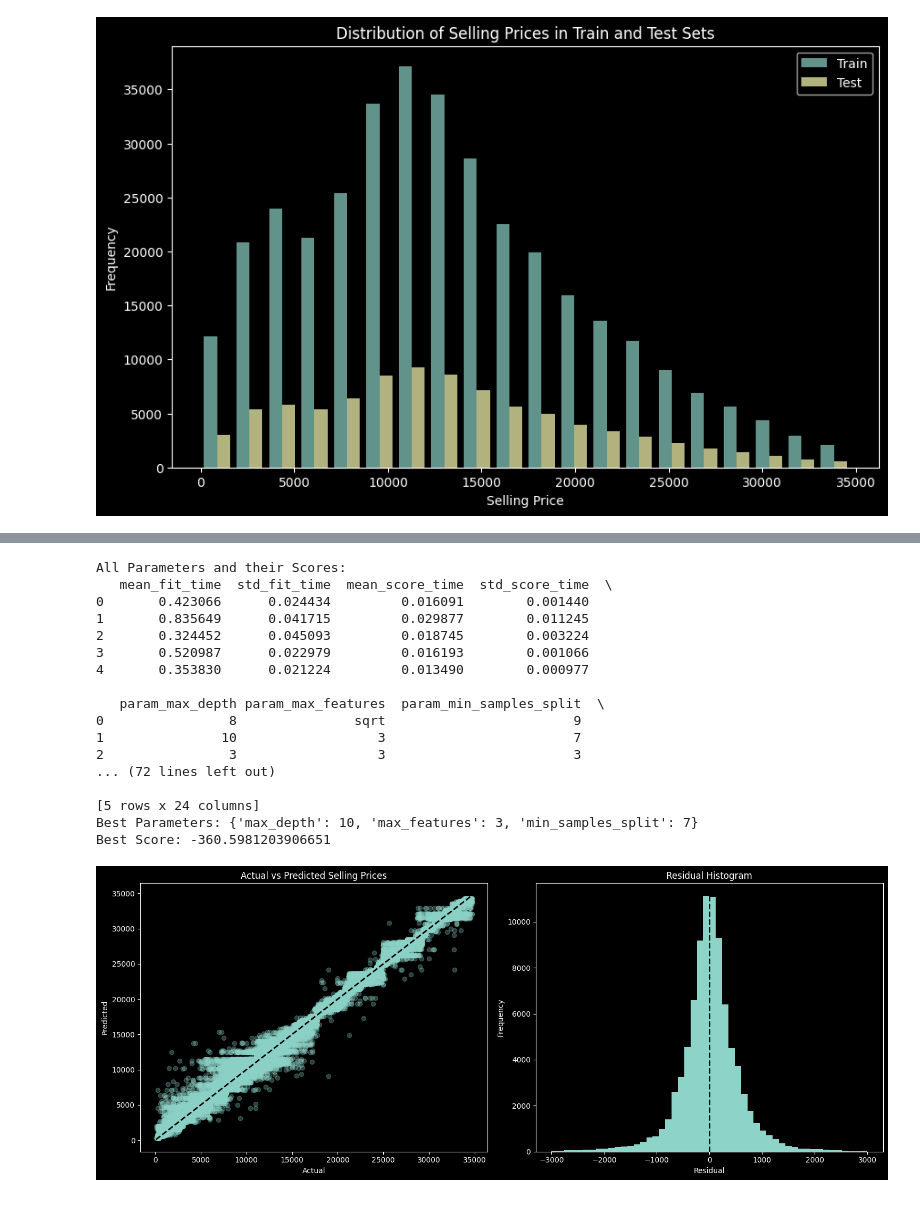
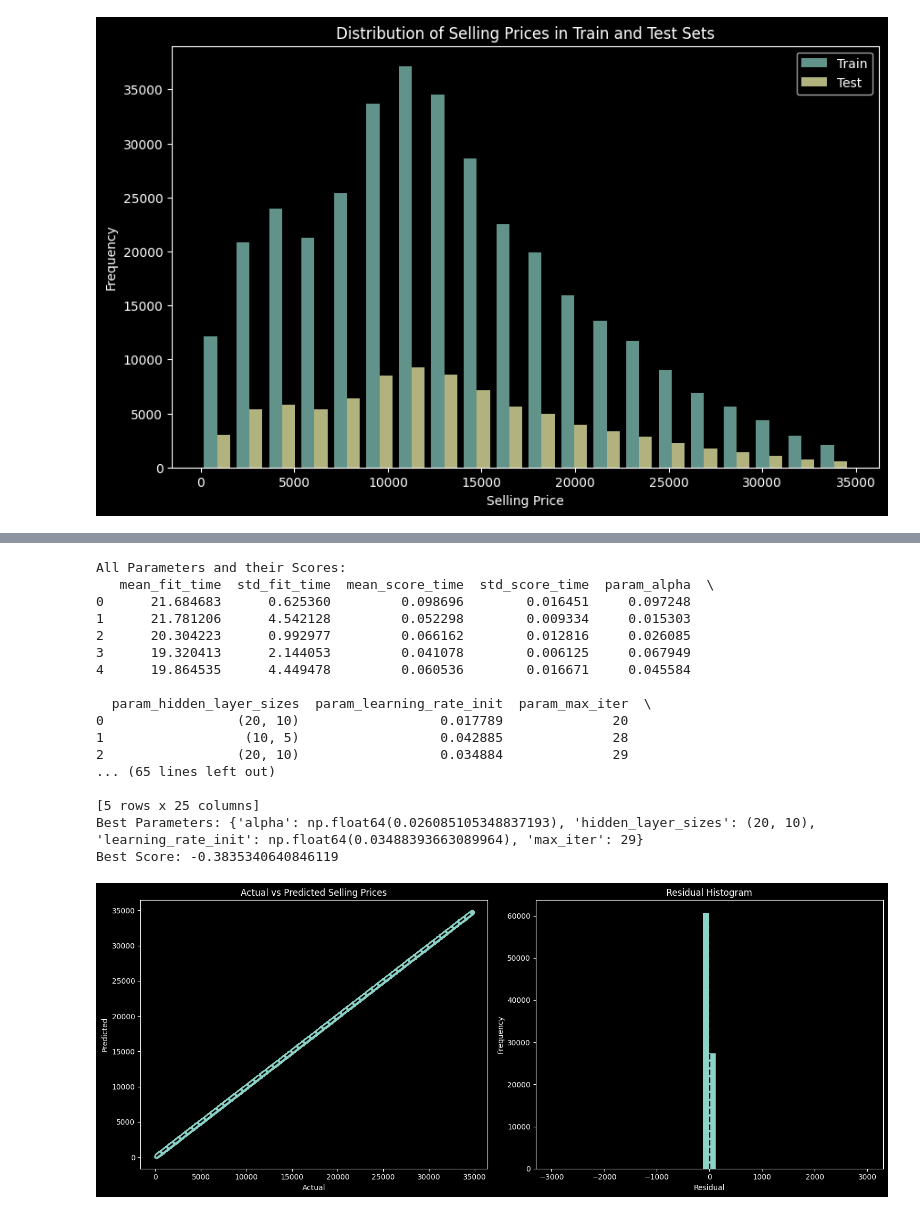
Before and after one commit to swoogie/ktu_ml, a Jupyter notebook: mini1.ipynb, the cells around one changed output, grey strips where cells are left out. Drawn from its saved outputs; the diff is of its cells as text; code cells hidden in the pictures.

```diff
--- a/mini1.ipynb
+++ b/mini1.ipynb
@@ -217,54 +328,55 @@ def find_best_hyperparams(param_dist, model, fit_train_features, fit_train_targe
 # %%
-from scipy.stats import randint
+from sklearn.neural_network import MLPRegressor
 
 param_dist = {
-   'max_depth': [None] + list(range(3, 12)),
-   'max_features': ['sqrt'] + list(range(1, len(X.columns) - len(X.columns) // 2)),
-   'min_samples_split': randint(2, 20)
+    'hidden_layer_sizes': [(10, 5), (20, 10)],
+    'learning_rate_init': uniform(0.01, 0.1),
+    'alpha': uniform(0.01, 0.1),
+    'max_iter': randint(20, 30)
 }
 
-best_params, param_scores = find_best_hyperparams(param_dist, DecisionTreeRegressor(random_state=0), X_train, y_train)
+best_params, param_scores = find_best_hyperparams(param_dist, MLPRegressor(learning_rate='constant', activation='relu', solver='adam'), X_train, y_train)
 
-best_model = DecisionTreeRegressor(**best_params, random_state=0)
+best_model = MLPRegressor(**best_params)
 best_model.fit(X_train, y_train)
 
 y_pred = best_model.predict(X_test)
 
 plt.figure(figsize=(15, 6))
 
 plt.subplot(1, 2, 1)
 plt.scatter(y_test, y_pred, alpha=0.3)
 plt.plot([y_test.min(), y_test.max()], [y_test.min(), y_test.max()], 'k--', lw=2)
 plt.xlabel('Actual')
 plt.ylabel('Predicted')
 plt.title('Actual vs Predicted Selling Prices')
 
 plt.subplot(1, 2, 2)
 residuals = y_test - y_pred
 plt.hist(residuals, bins=50, range=(-3000, 3000))
 plt.axvline(x=0, color='k', linestyle='--', lw=2)
 plt.xlabel('Residual')
 plt.ylabel('Frequency')
 plt.title('Residual Histogram')
 
 plt.tight_layout()
 plt.show()
 # %% [output]
 All Parameters and their Scores:
-   mean_fit_time  std_fit_time  mean_score_time  std_score_time  \
-0       0.423066      0.024434         0.016091        0.001440
-1       0.835649      0.041715         0.029877        0.011245
-2       0.324452      0.045093         0.018745        0.003224
-3       0.520987      0.022979         0.016193        0.001066
-4       0.353830      0.021224         0.013490        0.000977
+   mean_fit_time  std_fit_time  mean_score_time  std_score_time  param_alpha  \
+0      21.684683      0.625360         0.098696        0.016451     0.097248
+1      21.781206      4.542128         0.052298        0.009334     0.015303
+2      20.304223      0.992977         0.066162        0.012816     0.026085
+3      19.320413      2.144053         0.041078        0.006125     0.067949
+4      19.864535      4.449478         0.060536        0.016671     0.045584
 
-   param_max_depth param_max_features  param_min_samples_split  \
-0                8               sqrt                        9
-1               10                  3                        7
-2                3                  3                        3
-... (72 lines left out)
+  param_hidden_layer_sizes  param_learning_rate_init  param_max_iter  \
+0                 (20, 10)                  0.017789              20
+1                  (10, 5)                  0.042885              28
+2                 (20, 10)                  0.034884              29
+... (65 lines left out)
 
-[5 rows x 24 columns]
-Best Parameters: {'max_depth': 10, 'max_features': 3, 'min_samples_split': 7}
-Best Score: -360.5981203906651
+[5 rows x 25 columns]
+Best Parameters: {'alpha': np.float64(0.026085105348837193), 'hidden_layer_sizes': (20, 10), 'learning_rate_init': np.float64(0.03488393663089964), 'max_iter': 29}
+Best Score: -0.3835340640846119
-[figure, old version]
+[figure, new version]
```
Also changed, not shown: parts of 14 cells of this notebook.
